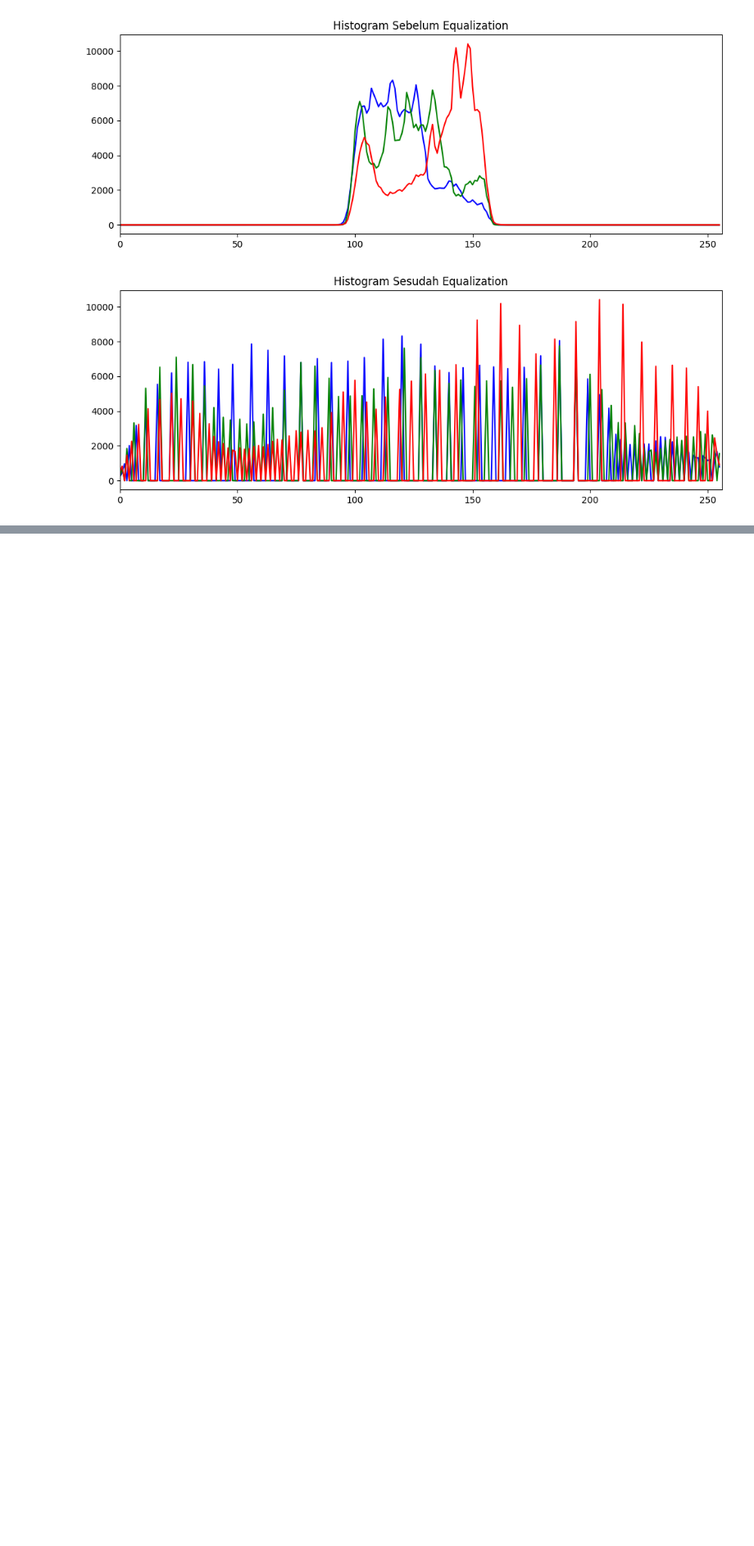
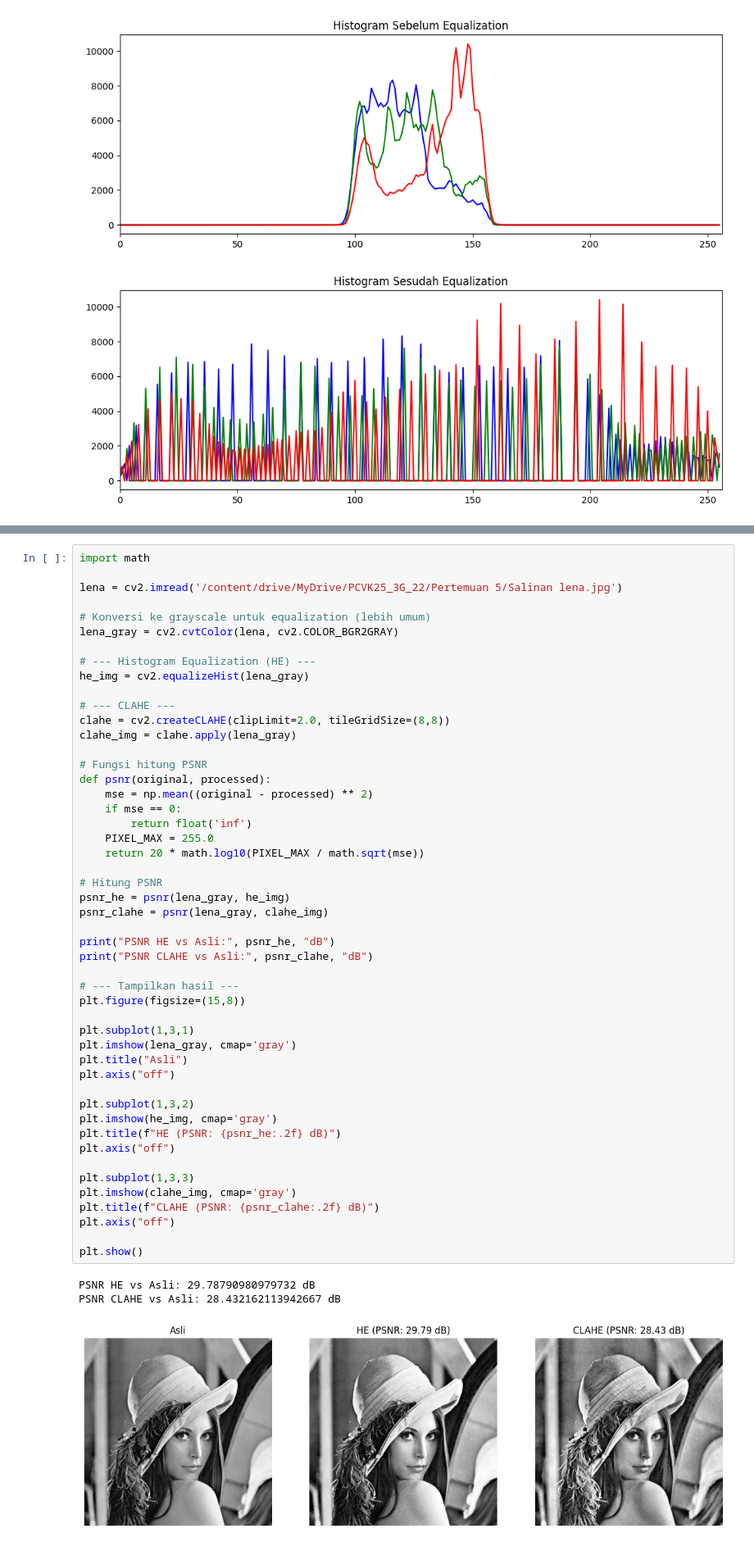
Before and after one commit to Putra1688/PCVK25_3G_22, a Jupyter notebook: Week05_22.ipynb, the cells around one changed output, grey strips where cells are left out. Shown at 82% size. Drawn from its saved outputs; the diff is of its cells as text; blank space fills up the shorter version.

```diff
--- a/Week05_22.ipynb
+++ b/Week05_22.ipynb
@@ -249,0 +293,53 @@ plot_rgb_hist(equalized_img, "Histogram Sesudah Equalization")
+# %%
+import math
+
+lena = cv2.imread('/content/drive/MyDrive/PCVK25_3G_22/Pertemuan 5/Salinan lena.jpg')
+
+# Konversi ke grayscale untuk equalization (lebih umum)
+lena_gray = cv2.cvtColor(lena, cv2.COLOR_BGR2GRAY)
+
+# --- Histogram Equalization (HE) ---
+he_img = cv2.equalizeHist(lena_gray)
+
+# --- CLAHE ---
+clahe = cv2.createCLAHE(clipLimit=2.0, tileGridSize=(8,8))
+clahe_img = clahe.apply(lena_gray)
+
+# Fungsi hitung PSNR
+def psnr(original, processed):
+    mse = np.mean((original - processed) ** 2)
+    if mse == 0:
+        return float('inf')
+    PIXEL_MAX = 255.0
+    return 20 * math.log10(PIXEL_MAX / math.sqrt(mse))
+
+# Hitung PSNR
+psnr_he = psnr(lena_gray, he_img)
+psnr_clahe = psnr(lena_gray, clahe_img)
+
+print("PSNR HE vs Asli:", psnr_he, "dB")
+print("PSNR CLAHE vs Asli:", psnr_clahe, "dB")
+
+# --- Tampilkan hasil ---
+plt.figure(figsize=(15,8))
+
+plt.subplot(1,3,1)
+plt.imshow(lena_gray, cmap='gray')
+plt.title("Asli")
+plt.axis("off")
+
+plt.subplot(1,3,2)
+plt.imshow(he_img, cmap='gray')
+plt.title(f"HE (PSNR: {psnr_he:.2f} dB)")
+plt.axis("off")
+
+plt.subplot(1,3,3)
+plt.imshow(clahe_img, cmap='gray')
+plt.title(f"CLAHE (PSNR: {psnr_clahe:.2f} dB)")
+plt.axis("off")
+
+plt.show()
+# %% [output]
+PSNR HE vs Asli: 29.78790980979732 dB
+PSNR CLAHE vs Asli: 28.432162113942667 dB
+[figure, added]
```
Also changed, not shown: parts of 8 cells of this notebook.
